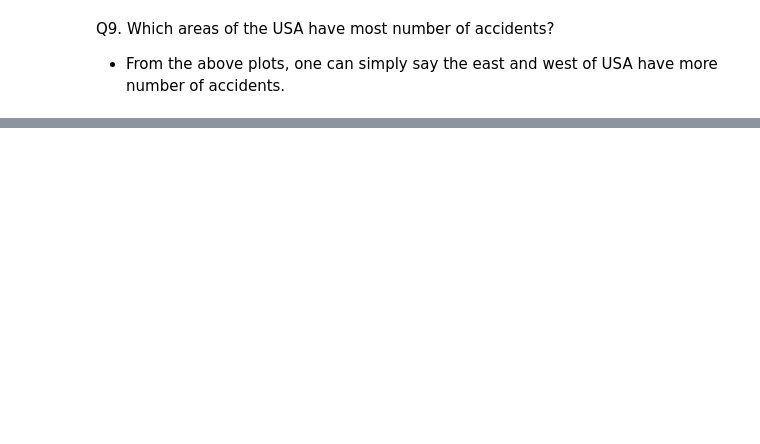
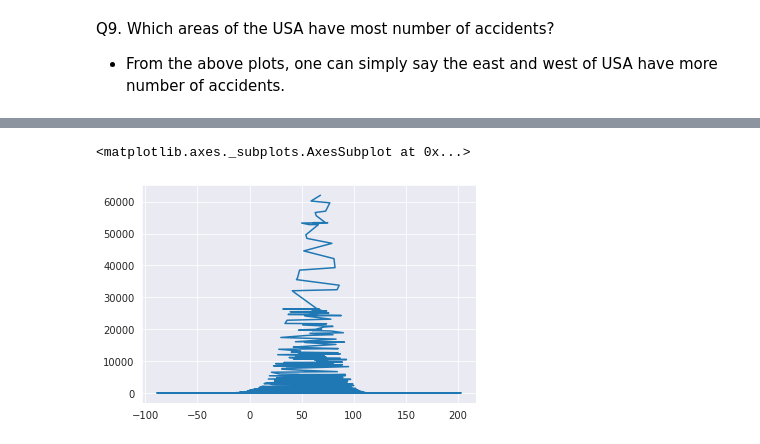
Before and after one commit to Nishant1972/EDA-project, a Jupyter notebook: us_accident_data_analysis.ipynb, the cells around one changed output, grey strips where cells are left out. Cells and saved outputs as stored; diff of their text form; code cells hidden in the pictures; blank space fills up the shorter version.

```diff
--- a/us_accident_data_analysis.ipynb
+++ b/us_accident_data_analysis.ipynb
@@ -500,0 +518,7 @@ Q9. Which areas of the USA have most number of accidents?
+# %%
+accident_by_temp = df['Temperature(F)'].value_counts()
+# %%
+accident_by_temp.plot()
+# %% [output]
+<matplotlib.axes._subplots.AxesSubplot at 0x...>
+[figure, added]
```
Also changed, not shown: parts of 6 cells of this notebook.
